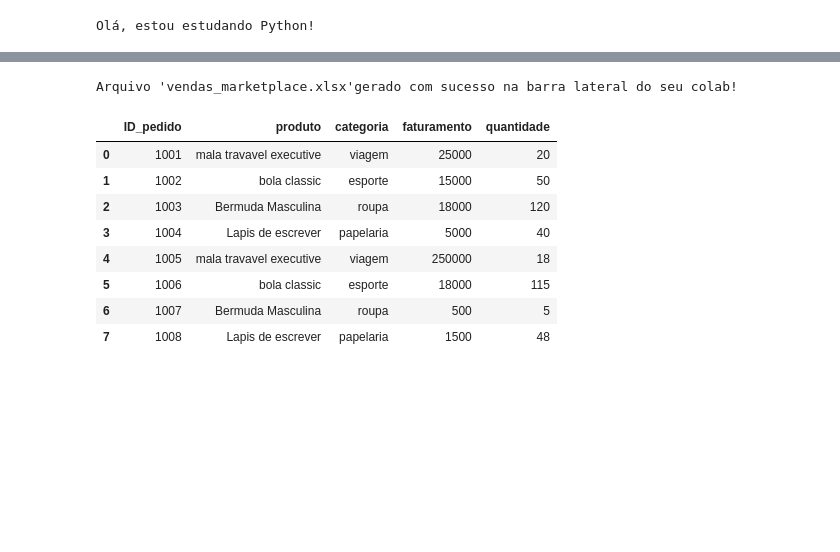
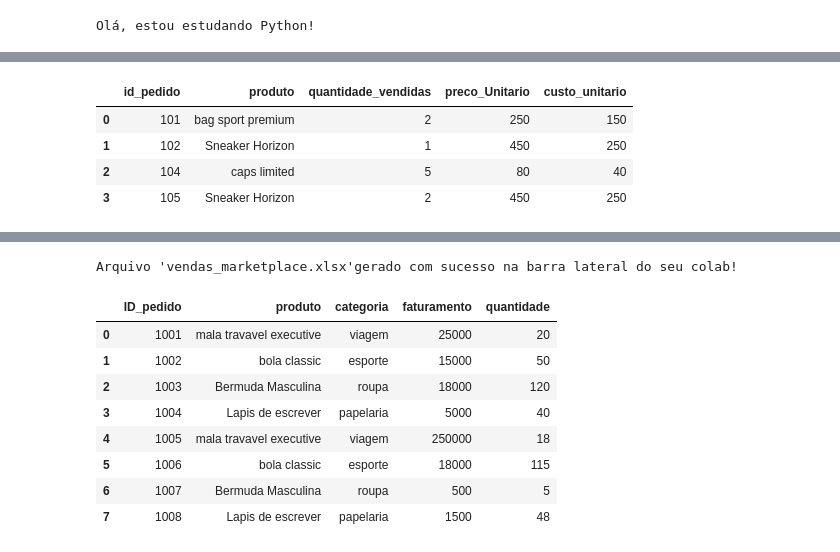
Before and after one commit to custodiopm/Estudo-Python, a Jupyter notebook: getting_started_with_google_colab_ai.ipynb, the cells around one changed output, grey strips where cells are left out. Cells and saved outputs as stored; diff of their text form; code cells hidden in the pictures; blank space fills up the shorter version.

```diff
--- a/getting_started_with_google_colab_ai.ipynb
+++ b/getting_started_with_google_colab_ai.ipynb
@@ -6,0 +39,12 @@ Olá, estou estudando Python!
+# %%
+# Cruzando as tabelas: Juntamos df_vendas com df_produtos usando a coluna 'Produto' como ponte
+df_consolidado = pd.merge(df_vendas, df_produtos, on='produto', how='inner')
+
+# Exibindo o resultado final cruzado
+df_consolidado
+# %% [output]
+|  | id_pedido | produto | quantidade_vendidas | preco_Unitario | custo_unitario |
+| 0 | 101 | bag sport premium | 2 | 250 | 150 |
+| 1 | 102 | Sneaker Horizon | 1 | 450 | 250 |
+| 2 | 104 | caps limited | 5 | 80 | 40 |
+| 3 | 105 | Sneaker Horizon | 2 | 450 | 250 |
```
Also changed, not shown: parts of 5 cells of this notebook.
